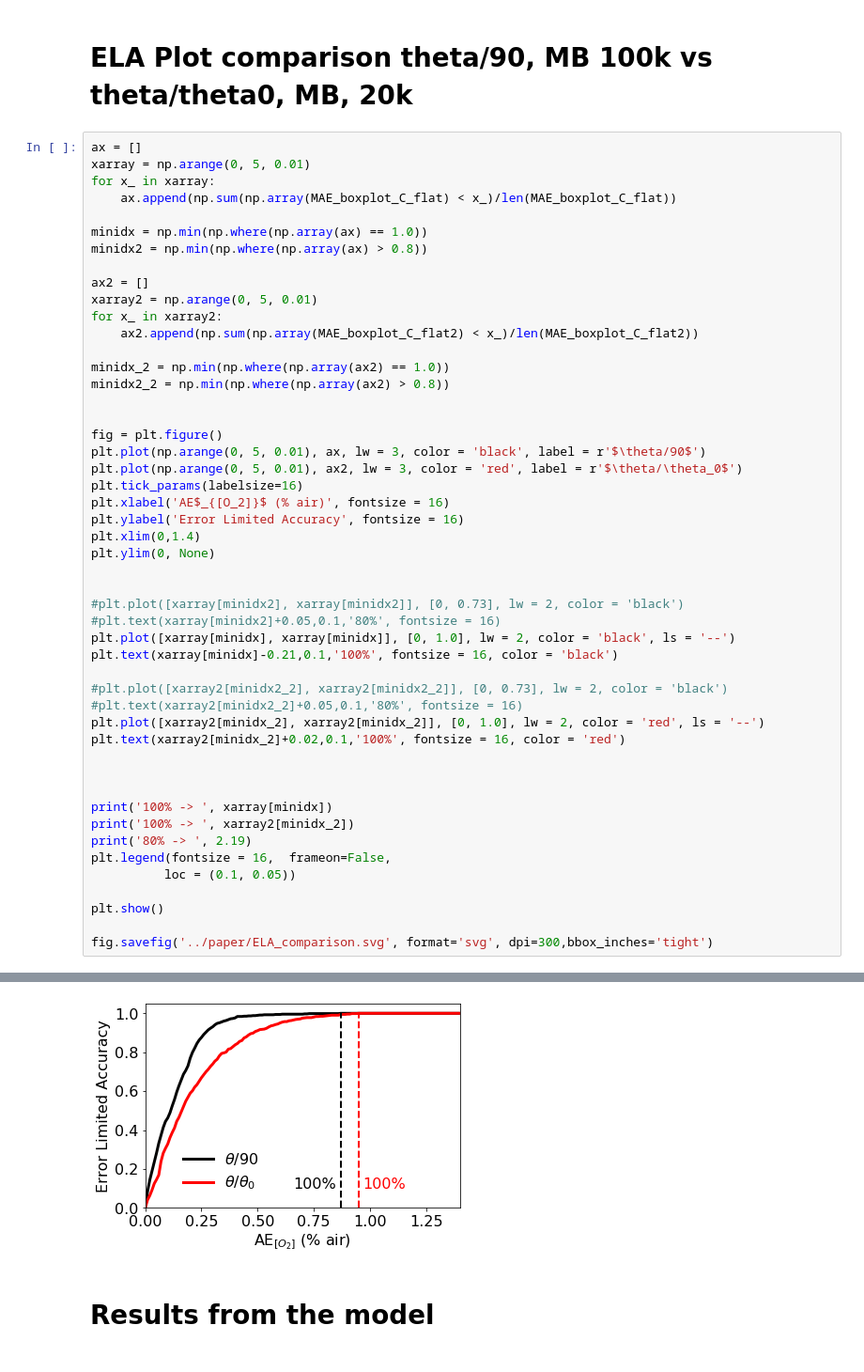
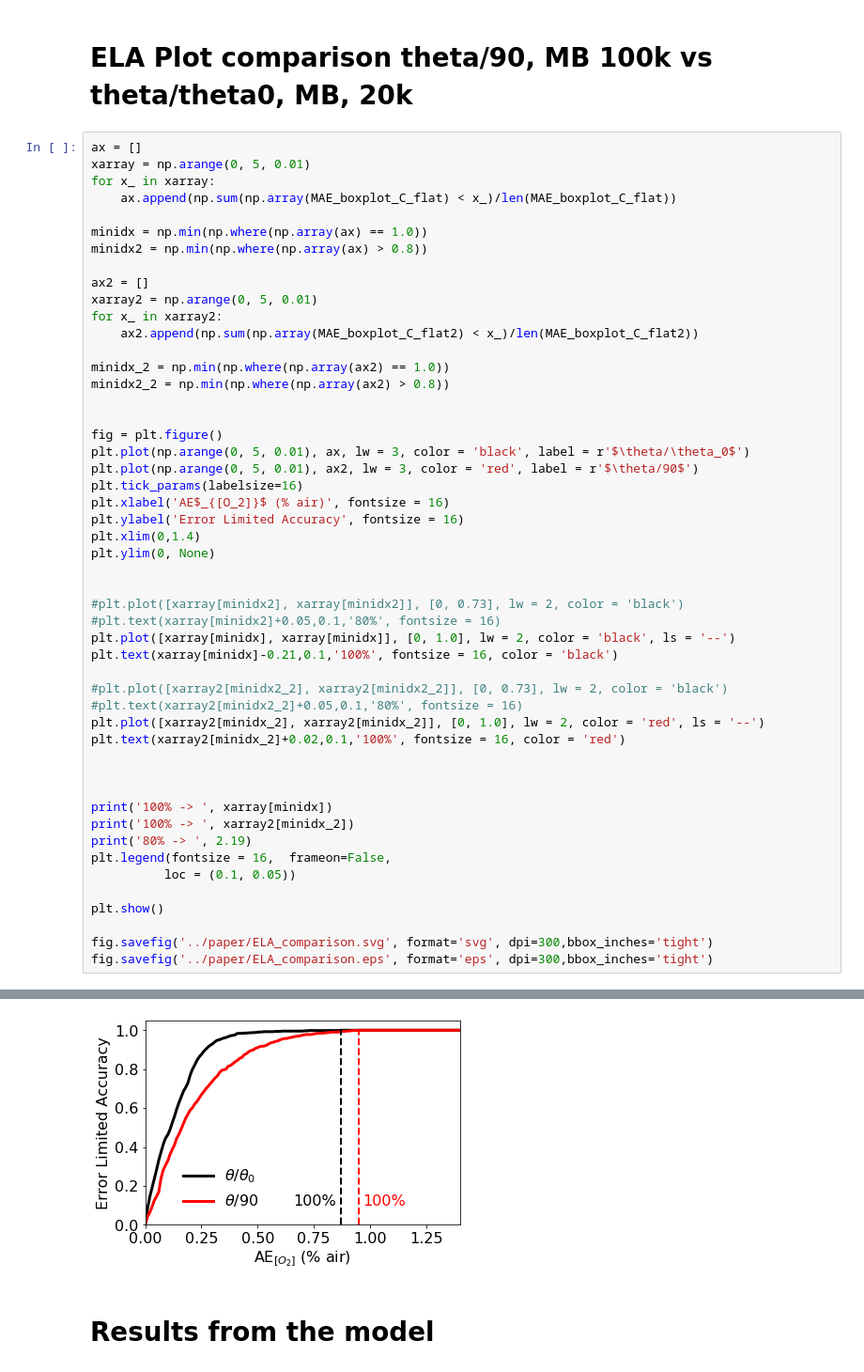
Before and after one commit to michelucci/O2T-Real-Data-Paper, a Jupyter notebook: notebooks/Paper_figures_from_models_v1.ipynb, the cells around one changed output, grey strips where cells are left out. Shown at 94% size. Drawn from its saved outputs; the diff is of its cells as text.

Commit message:
Added figures for ELA

```diff
--- a/notebooks/Paper_figures_from_models_v1.ipynb
+++ b/notebooks/Paper_figures_from_models_v1.ipynb
@@ -849,41 +849,42 @@ minidx2_2 = np.min(np.where(np.array(ax2) > 0.8))
 
 
 fig = plt.figure()
-plt.plot(np.arange(0, 5, 0.01), ax, lw = 3, color = 'black', label = r'$\theta/90$')
-plt.plot(np.arange(0, 5, 0.01), ax2, lw = 3, color = 'red', label = r'$\theta/\theta_0$')
+plt.plot(np.arange(0, 5, 0.01), ax, lw = 3, color = 'black', label = r'$\theta/\theta_0$')
+plt.plot(np.arange(0, 5, 0.01), ax2, lw = 3, color = 'red', label = r'$\theta/90$')
 plt.tick_params(labelsize=16)
 plt.xlabel('AE$_{[O_2]}$ (% air)', fontsize = 16)
 plt.ylabel('Error Limited Accuracy', fontsize = 16)
 plt.xlim(0,1.4)
 plt.ylim(0, None)
 
 
 #plt.plot([xarray[minidx2], xarray[minidx2]], [0, 0.73], lw = 2, color = 'black')
 #plt.text(xarray[minidx2]+0.05,0.1,'80%', fontsize = 16)
 plt.plot([xarray[minidx], xarray[minidx]], [0, 1.0], lw = 2, color = 'black', ls = '--')
 plt.text(xarray[minidx]-0.21,0.1,'100%', fontsize = 16, color = 'black')
 
 #plt.plot([xarray2[minidx2_2], xarray2[minidx2_2]], [0, 0.73], lw = 2, color = 'black')
 #plt.text(xarray2[minidx2_2]+0.05,0.1,'80%', fontsize = 16)
 plt.plot([xarray2[minidx_2], xarray2[minidx_2]], [0, 1.0], lw = 2, color = 'red', ls = '--')
 plt.text(xarray2[minidx_2]+0.02,0.1,'100%', fontsize = 16, color = 'red')
 
 
 
 print('100% -> ', xarray[minidx])
 print('100% -> ', xarray2[minidx_2])
 print('80% -> ', 2.19)
 plt.legend(fontsize = 16,  frameon=False,
           loc = (0.1, 0.05))
 
 plt.show()
 
 fig.savefig('../paper/ELA_comparison.svg', format='svg', dpi=300,bbox_inches='tight')
+fig.savefig('../paper/ELA_comparison.eps', format='eps', dpi=300,bbox_inches='tight')
 # %% [output]
 100% ->  0.87
 100% ->  0.9500000000000001
 80% ->  2.19
-[figure, old version]
+[figure, new version]
 # %% [markdown]
 # Results from the model
 # %%
```
Also changed, not shown: 13 other files.
